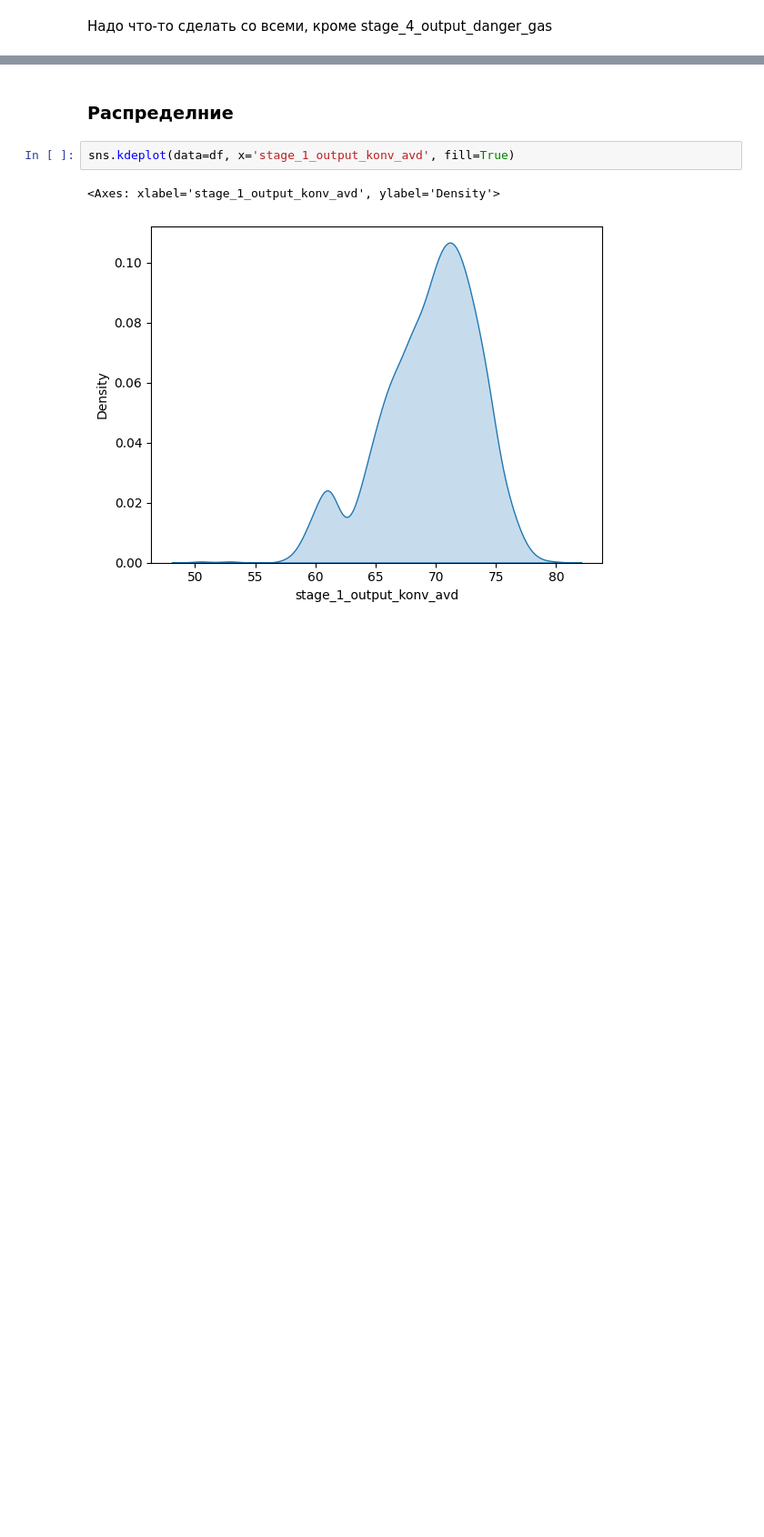
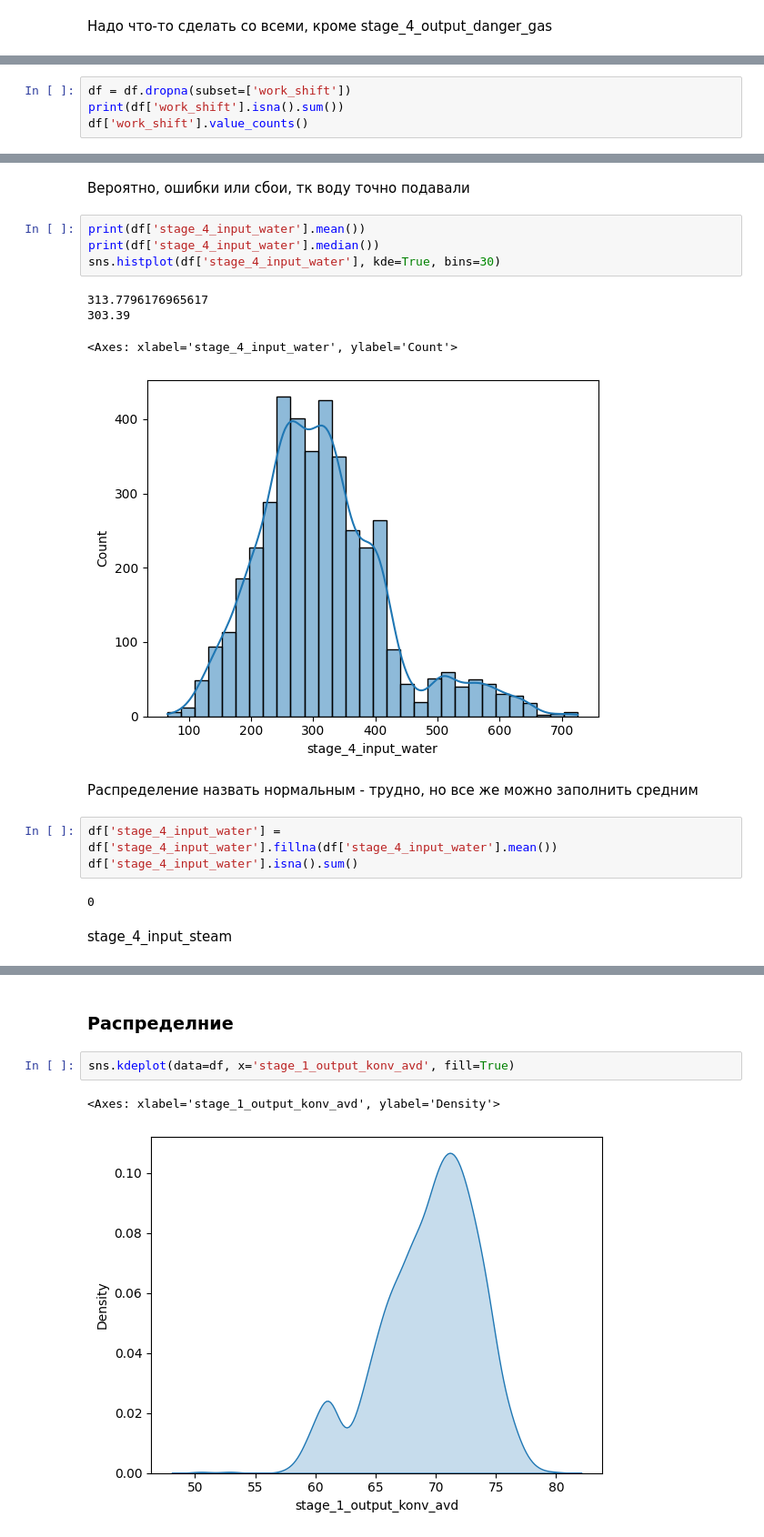
Before and after one commit to nericovich/project, a Jupyter notebook: main.ipynb, the cells around one changed output, grey strips where cells are left out. Shown at 91% size. Drawn from its saved outputs; the diff is of its cells as text; blank space fills up the shorter version.

```diff
--- a/main.ipynb
+++ b/main.ipynb
@@ -71,0 +92,4 @@ dtype: int64
+# %%
+df = df.dropna(subset=['work_shift'])
+print(df['work_shift'].isna().sum())
+df['work_shift'].value_counts()
@@ -71,0 +128,20 @@ dtype: int64
+# %% [markdown]
+Вероятно, ошибки или сбои, тк воду точно подавали
+# %%
+print(df['stage_4_input_water'].mean())
+print(df['stage_4_input_water'].median())
+sns.histplot(df['stage_4_input_water'], kde=True, bins=30)
+# %% [output]
+313.7796176965617
+303.39
+<Axes: xlabel='stage_4_input_water', ylabel='Count'>
+[figure, added]
+# %% [markdown]
+Распределение назвать нормальным - трудно, но все же можно заполнить средним
+# %%
+df['stage_4_input_water'] = df['stage_4_input_water'].fillna(df['stage_4_input_water'].mean())
+df['stage_4_input_water'].isna().sum()
+# %% [output]
+0
+# %% [markdown]
+stage_4_input_steam
```
Also changed, not shown: parts of 29 cells of this notebook.
